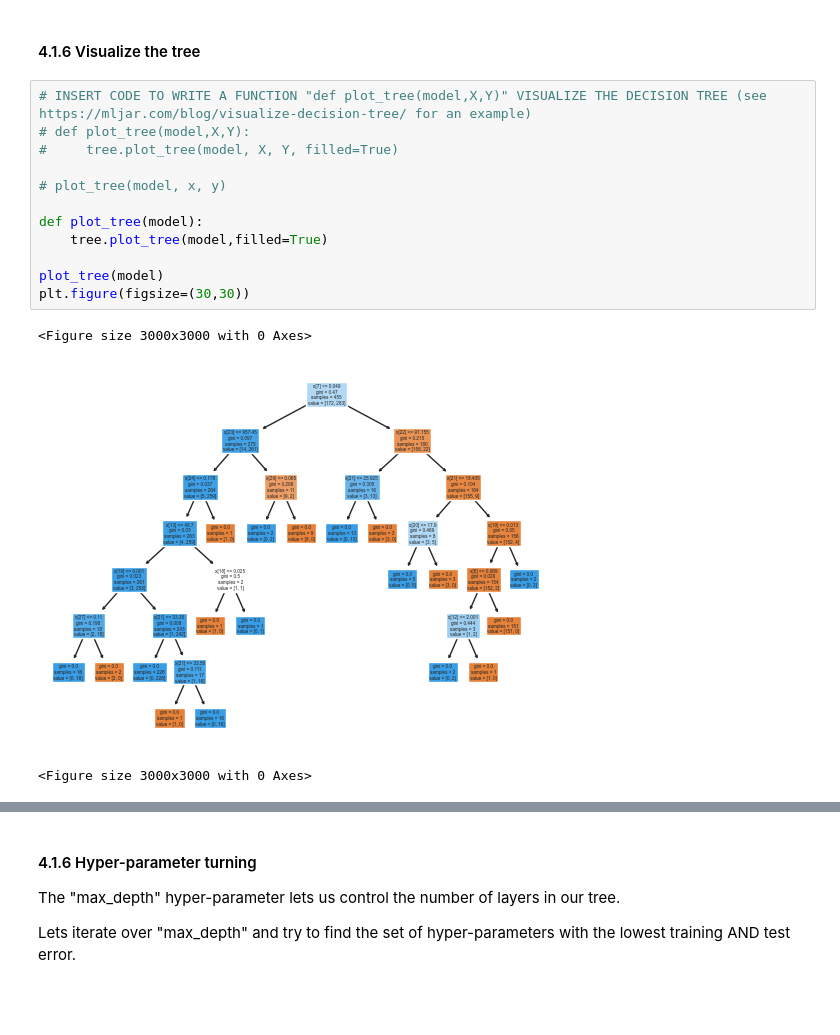
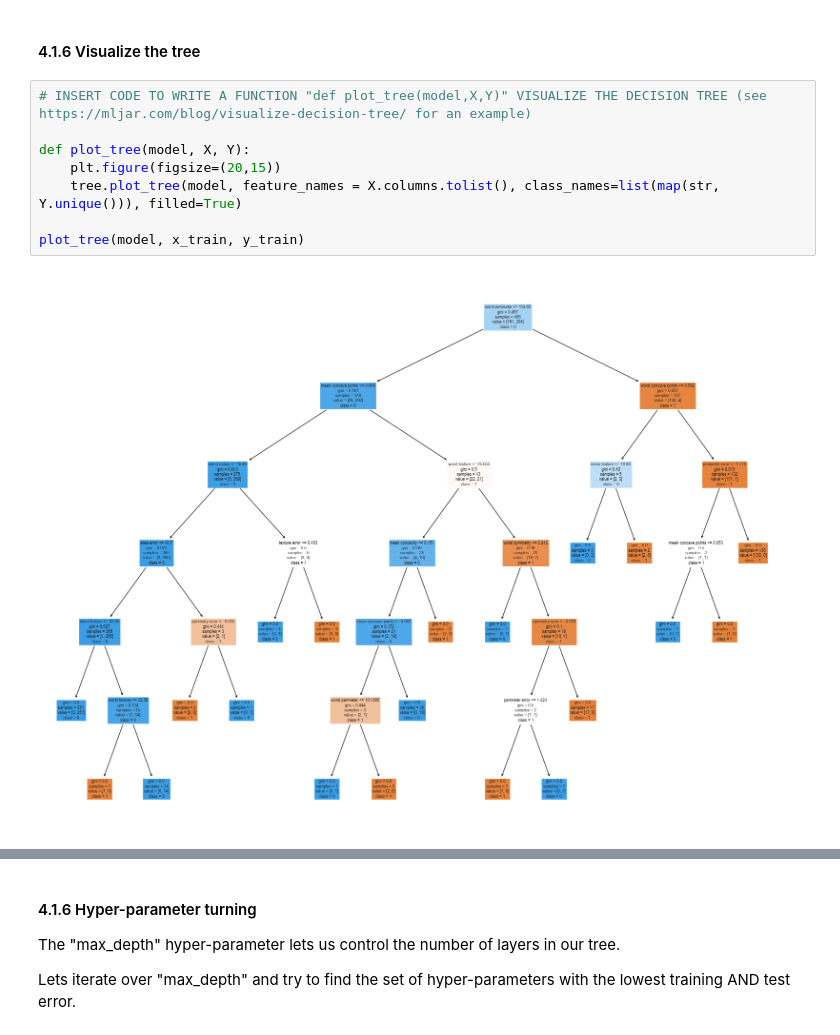
Before and after one commit to hannah-hana-kim/DSAN-5000-Lab, a Jupyter notebook: lab-5.1/assignment.ipynb, the cells around one changed output, grey strips where cells are left out. Saved outputs shown, nothing was run; the diff lists cells and outputs as text; blank space fills up the shorter version.

```diff
--- a/lab-5.1/assignment.ipynb
+++ b/lab-5.1/assignment.ipynb
@@ -295,17 +286,11 @@ POSITIVE PRECISION (Y=1): 0.958904109589041
  #### 4.1.6  Visualize the tree
 # %%
 # INSERT CODE TO WRITE A FUNCTION "def plot_tree(model,X,Y)" VISUALIZE THE DECISION TREE (see https://mljar.com/blog/visualize-decision-tree/ for an example)
-# def plot_tree(model,X,Y):
-#     tree.plot_tree(model, X, Y, filled=True)
 
-# plot_tree(model, x, y)
+def plot_tree(model, X, Y):
+    plt.figure(figsize=(20,15))
+    tree.plot_tree(model, feature_names = X.columns.tolist(), class_names=list(map(str, Y.unique())), filled=True)
 
-def plot_tree(model):
-    tree.plot_tree(model,filled=True)
-
-plot_tree(model)
-plt.figure(figsize=(30,30))
+plot_tree(model, x_train, y_train)
 # %% [output]
-<Figure size 3000x3000 with 0 Axes>
-[figure, old version]
+[figure, new version]
-<Figure size 3000x3000 with 0 Axes>
```
Also changed, not shown: parts of 18 cells of this notebook.
